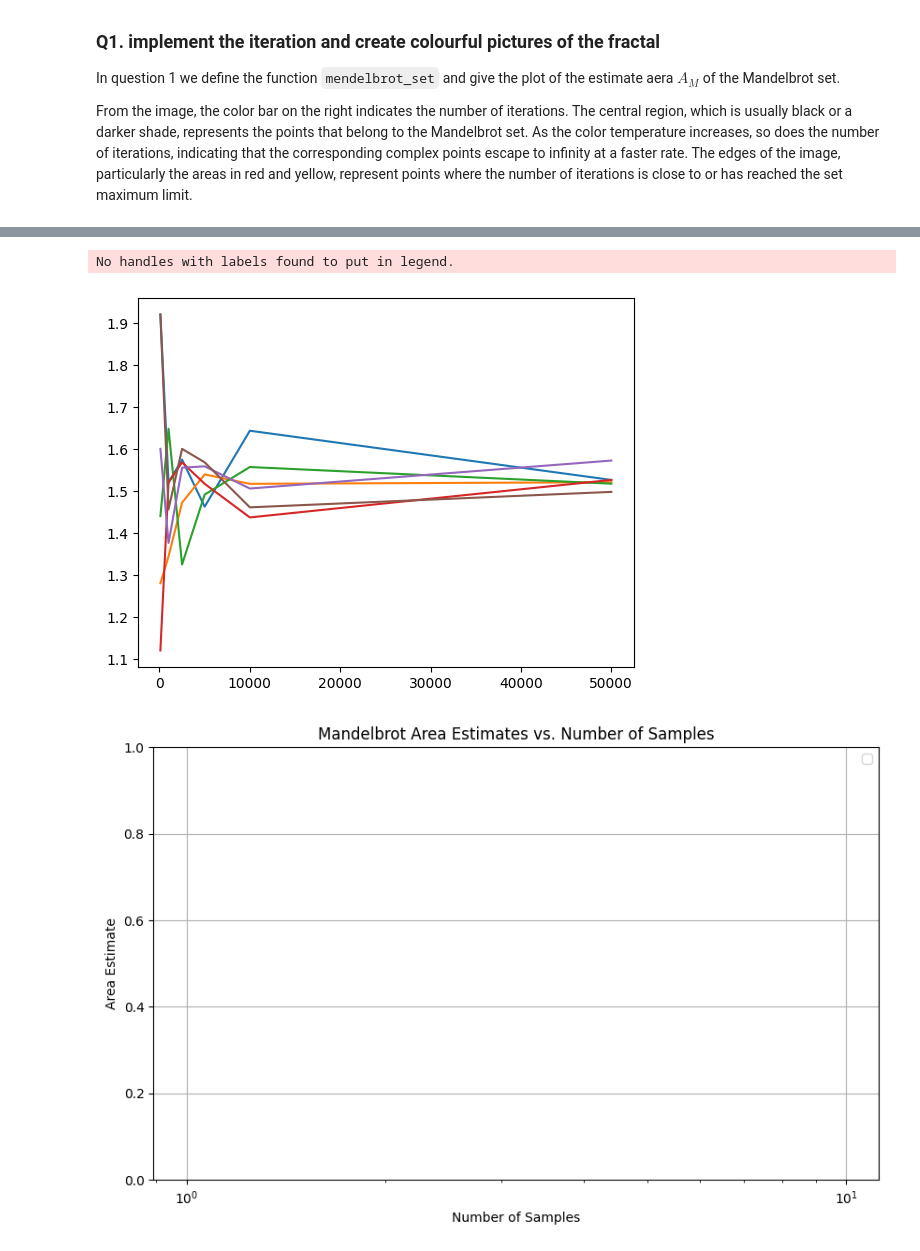
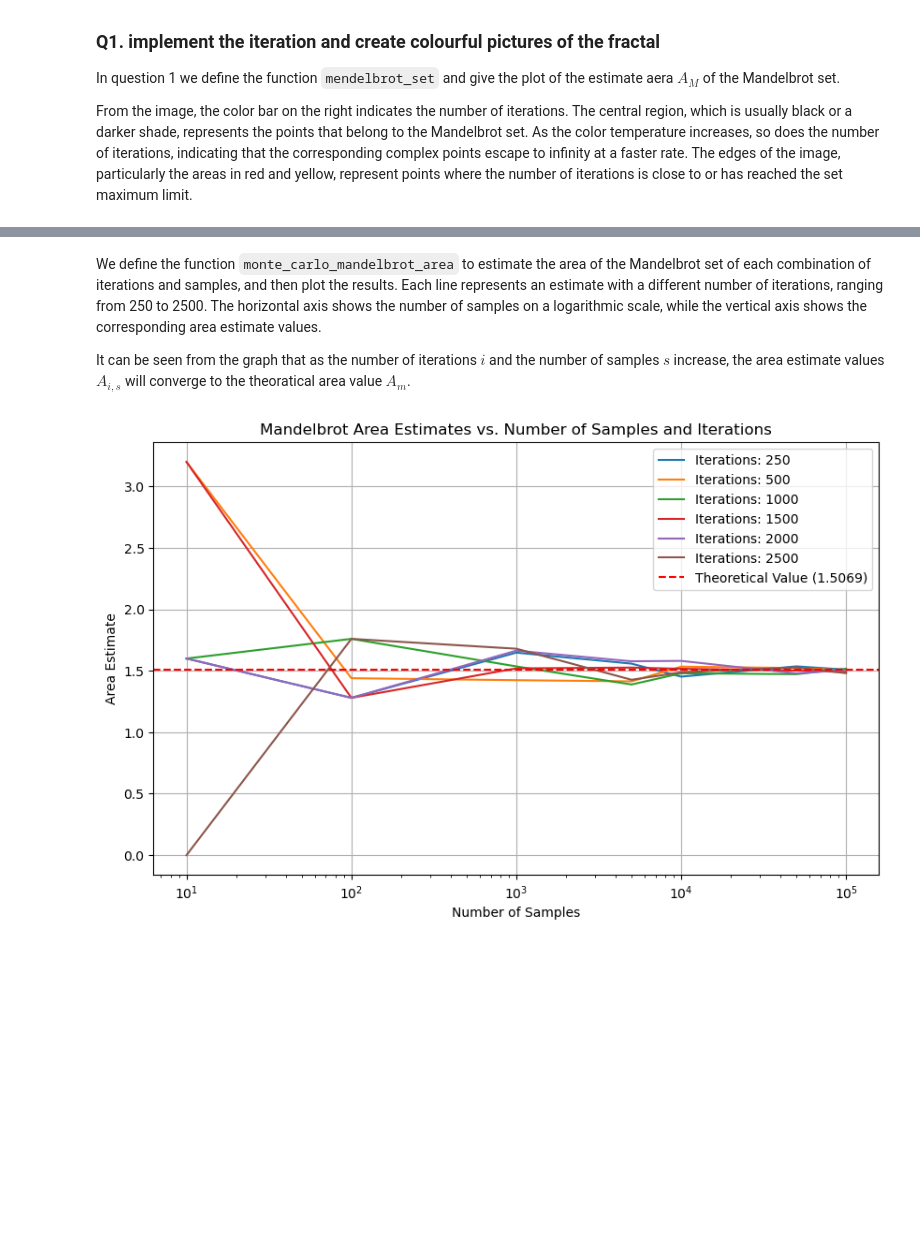
Before and after one commit to jazminli/SS-assignment1, a Jupyter notebook: q1.ipynb, the cells around one changed output, grey strips where cells are left out. Drawn from its saved outputs; the diff is of its cells as text; code cells hidden in the pictures; blank space fills up the shorter version.

```diff
--- a/q1.ipynb
+++ b/q1.ipynb
@@ -51,6 +53,11 @@ plt.show()
+# %% [markdown]
+We define the function `monte_carlo_mandelbrot_area` to estimate the area of the Mandelbrot set of each combination of iterations and samples, and then plot the results. Each line represents an estimate with a different number of iterations, ranging from 250 to 2500. The horizontal axis shows the number of samples on a logarithmic scale, while the vertical axis shows the corresponding area estimate values.
+
+It can be seen from the graph that as the number of iterations $i$ and the number of samples $s$ increase, the area estimate values $A_{i,s}$ will converge to the theoratical area value $A_m$.
 # %%
+# Q1. Mandelbrot Area Estimates vs. Number of Samples and Iterations
 
-# To check if a point is in the Mandelbrot set
+# Define the function to check if a point is in the Mandelbrot set
 def is_in_mandelbrot(c, max_iter):
     z = 0
     for n in range(max_iter):
@@ -61,12 +68,16 @@ def is_in_mandelbrot(c, max_iter):
 
 # Implement the Monte Carlo method to estimate the area of the Mandelbrot set
 def monte_carlo_mandelbrot_area(iterations, samples, x_min=-2, x_max=2, y_min=-2, y_max=2):
+    # Count the points inside the Mandelbrot set
     count_inside = 0
+    # Record the iteration counts for points inside the Mandelbrot set
     iterations_to_escape = []
 
+    # Area of the sample region
     sample_area = (x_max - x_min) * (y_max - y_min)
 
     for _ in range(samples):
+        # Random point in the sample region
         x = np.random.uniform(x_min, x_max)
         y = np.random.uniform(y_min, y_max)
         c = complex(x, y)
@@ -77,46 +88,52 @@ def monte_carlo_mandelbrot_area(iterations, samples, x_min=-2, x_max=2, y_min=-2
             count_inside += 1
             iterations_to_escape.append(iter_count)
 
+    # Estimate the Mandelbrot set area
     estimated_area = count_inside / samples * sample_area
 
     return estimated_area, np.mean(iterations_to_escape), np.std(iterations_to_escape)
 
+# Lists of iterations and samples
 iterations_list = [250, 500, 1000, 1500, 2000, 2500]
-samples_list = [100, 1000, 2500, 5000, 10000, 50000]
+samples_list = [10, 100, 1000, 5000, 10000, 50000, 100000]
 
-# Analyze the convergence by running the estimation for different combinations of iterations and samples
-results = {}
+# Running the estimation for different combinations of iterations and samples
+results = {}     # Store results {iterations: {samples: result}}
 
 for iterations in iterations_list:
     results[iterations] = {}
     for samples in samples_list:
         area_estimate, mean_iterations, std_iterations = monte_carlo_mandelbrot_area(iterations, samples)
         results[iterations][samples] = {
             'area_estimate': area_estimate,
             'mean_iterations': mean_iterations,
             'std_iterations': std_iterations
         }
 
-results
+results  # Output a summary of results
 
+# Create a plot for each number of iterations
+plt.figure(figsize=(10, 6))
 for iterations in iterations_list:
     sample_sizes = []
     area_estimates = []
     for samples in samples_list:
         sample_sizes.append(samples)
         area_estimates.append(results[iterations][samples]['area_estimate'])
 
     plt.plot(sample_sizes, area_estimates, label=f'Iterations: {iterations}')
 
-plt.figure(figsize=(10, 6))
-plt.title('Mandelbrot Area Estimates vs. Number of Samples')
+# Give theoretical area value and plot
+theoretical_value = 1.5069
+plt.axhline(y=theoretical_value, color='r', linestyle='--', label='Theoretical Value (1.5069)')
+
+# Add plot title and labels
+plt.title('Mandelbrot Area Estimates vs. Number of Samples and Iterations')
 plt.xlabel('Number of Samples')
 plt.ylabel('Area Estimate')
 plt.legend()
 plt.xscale('log')  # Use logarithmic scale for better visibility
 plt.grid(True)
 plt.show()
 # %% [output]
-No handles with labels found to put in legend.
-[figure, old version]
+[figure, new version]
-[figure, removed]
```
Also changed, not shown: parts of 14 cells of this notebook.
